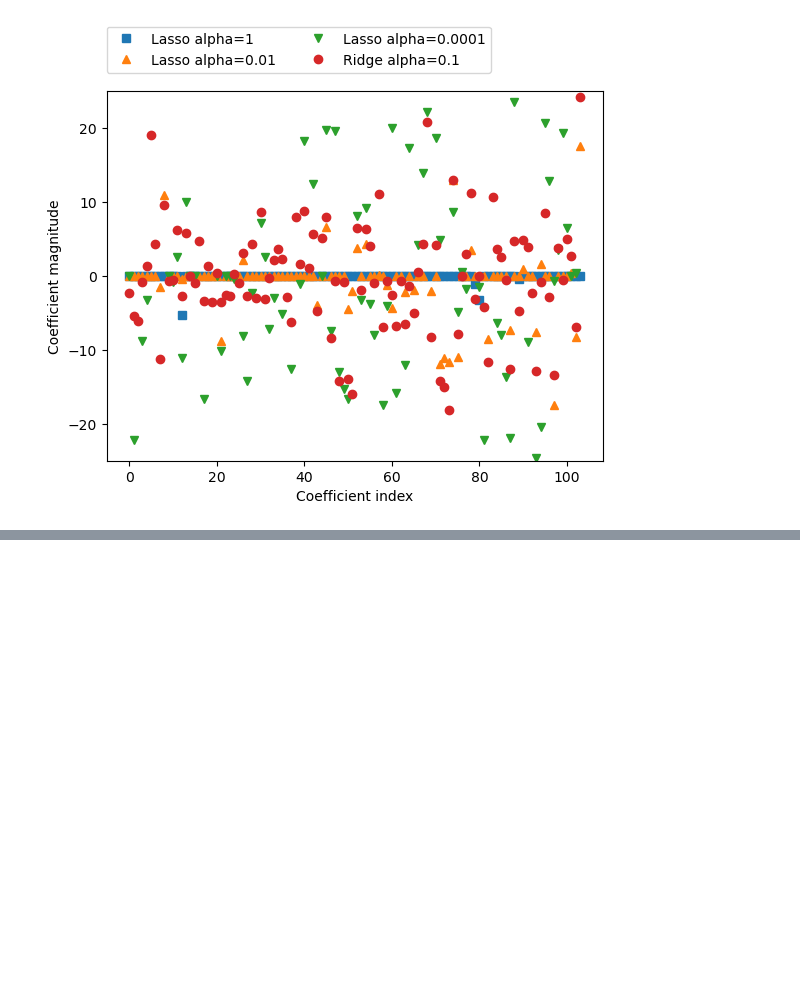
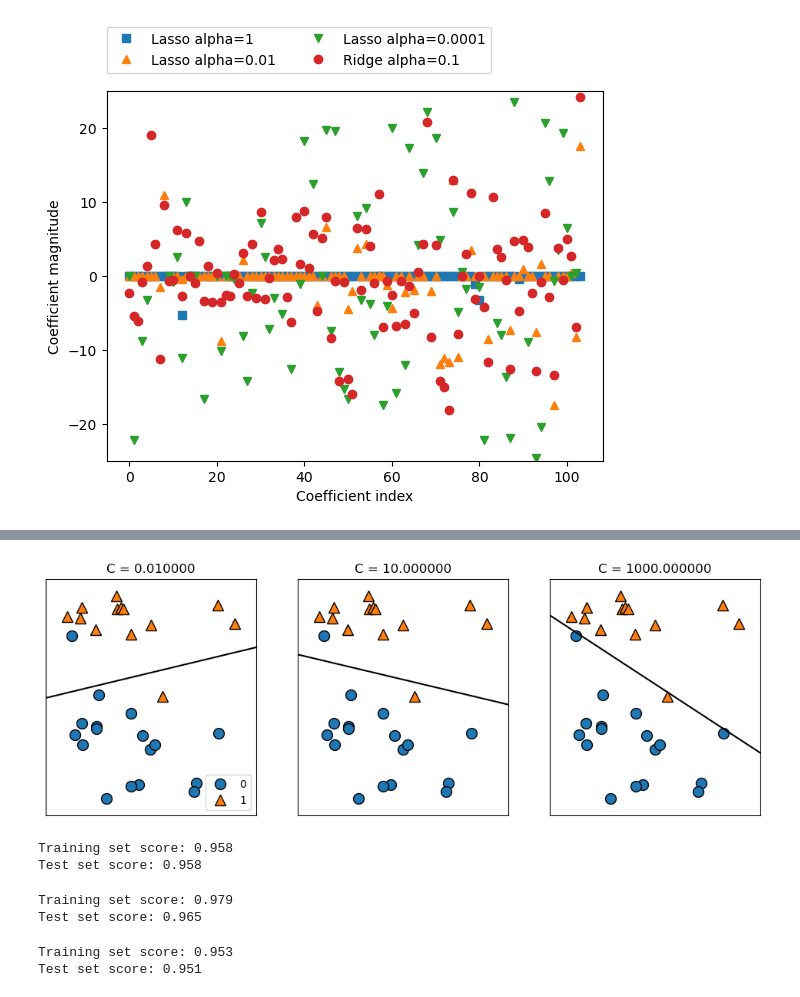
Before and after one commit to oouoz442/mml_IntorductionToMachineLearningWithPython, a Jupyter notebook: Chapter2_Inroduction_To_ML_With_Python.ipynb, the cells around one changed output, grey strips where cells are left out. Saved outputs shown, nothing was run; the diff lists cells and outputs as text; code cells hidden in the pictures; blank space fills up the shorter version.

```diff
--- a/Chapter2_Inroduction_To_ML_With_Python.ipynb
+++ b/Chapter2_Inroduction_To_ML_With_Python.ipynb
@@ -590,0 +650,10 @@ Text(0, 0.5, 'Coefficient magnitude')
+# %%
+# There is another interesting aspect of how the parameter C acts. Using low values of C
+# will cause the algorithms to try to adjust to the "majority" of data points, while
+# using a higher value of C stresses the importance that each individual data point be
+# classified correctly.
+mglearn.plots.plot_linear_svc_regularization()
+
+# Decision boundaries of a linear SVM on the forge dataset for different values of C
+# %% [output]
+[figure, added]
@@ -590,0 +668,33 @@ Text(0, 0.5, 'Coefficient magnitude')
+# %%
+from sklearn.datasets import load_breast_cancer
+cancer = load_breast_cancer()
+X_train, X_test, y_train, y_test = train_test_split(
+    cancer.data, cancer.target, stratify=cancer.target, random_state=42)
+logreg = LogisticRegression(max_iter=10000).fit(X_train, y_train)
+print("Training set score: {:.3f}".format(logreg.score(X_train, y_train)))
+print("Test set score: {:.3f}".format(logreg.score(X_test, y_test)))
+# %% [output]
+Training set score: 0.958
+Test set score: 0.958
+# %%
+# The default of C=1 provides quite good performance, with 95% accuracy on both the
+# training and the test set. But as training and test set performance are very close,
+# it is likely that we are underfitting. Let's try to increase C to fit a more flexible
+# model:
+logreg100 = LogisticRegression(C=100, max_iter=10000).fit(X_train, y_train)
+print("Training set score: {:.3f}".format(logreg100.score(X_train, y_train)))
+print("Test set score: {:.3f}".format(logreg100.score(X_test, y_test)))
+# %% [output]
+Training set score: 0.979
+Test set score: 0.965
+# %%
+# Using C=100 results in higher training set accuracy, and also a slightly increased test
+# set accuracy, confirming out intuition that a more complex model should perform better.
+# We can also investigate what happens if we use an even more regularized model than the
+# default of C=1, by setting C=0.01:
+logreg001 = LogisticRegression(C=0.01, max_iter=10000).fit(X_train, y_train)
+print("Training set score: {:.3f}".format(logreg001.score(X_train, y_train)))
+print("Test set score: {:.3f}".format(logreg001.score(X_test, y_test)))
+# %% [output]
+Training set score: 0.953
+Test set score: 0.951
```
Also changed, not shown: parts of 12 cells of this notebook.
